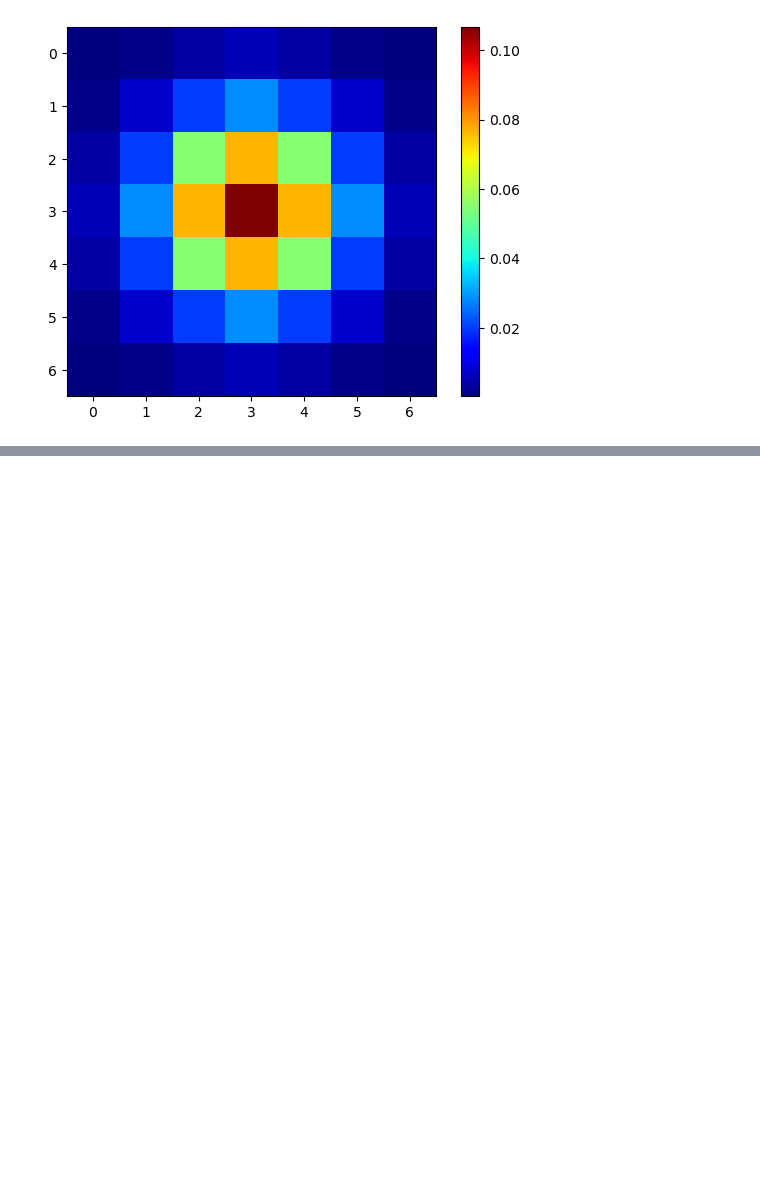
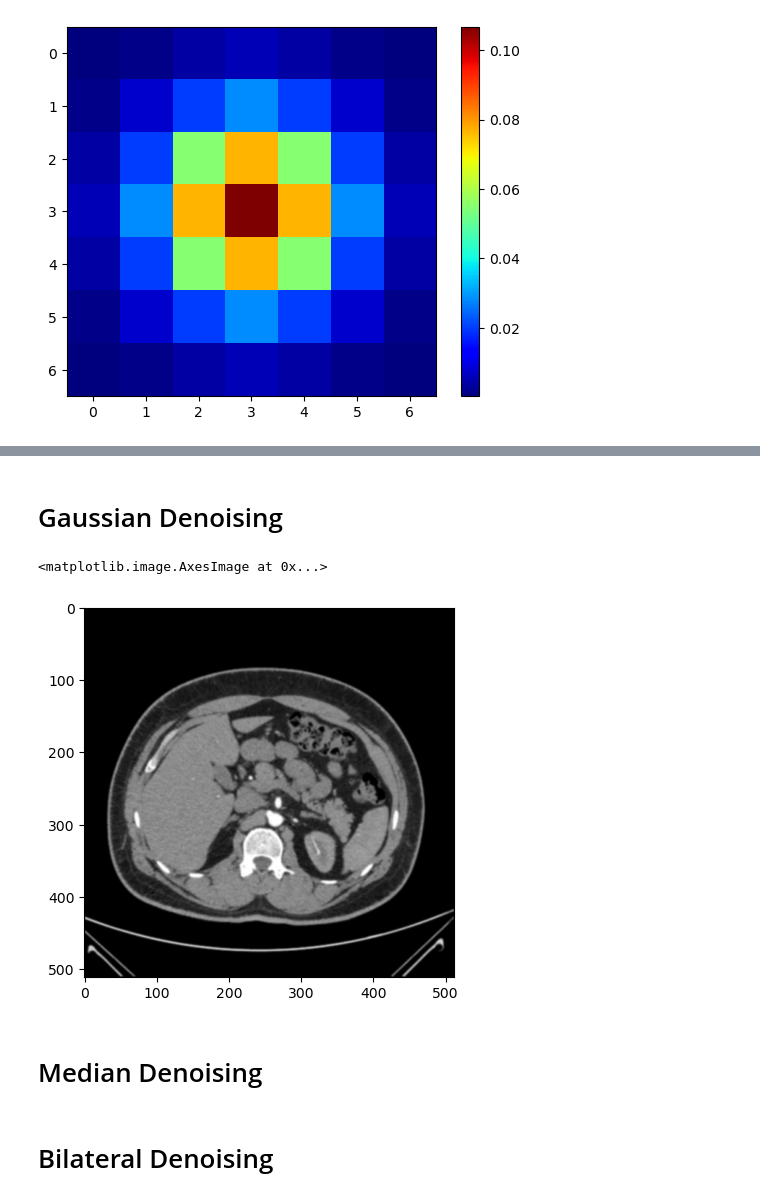
Before and after one commit to Shaon007/Image_PreProcessing, a Jupyter notebook: 23November.ipynb, the cells around one changed output, grey strips where cells are left out. Saved outputs shown, nothing was run; the diff lists cells and outputs as text; code cells hidden in the pictures; blank space fills up the shorter version.

```diff
--- a/23November.ipynb
+++ b/23November.ipynb
@@ -162,0 +192,35 @@ gaussian_kernel = np.array([[1/16, 1/8, 1/16],   #3x3 kernel
+# %% [markdown]
+# Gaussian Denoising
+# %%
+import cv2
+import numpy as np
+from skimage import io, img_as_float
+from skimage.filters import gaussian
+import matplotlib.pyplot as plt
+from scipy import ndimage as nd
+
+img_gaussian_noise = img_as_float(io.imread('Normal- (4).jpg', as_gray=True))
+img_salt_pepper_noise = img_as_float(io.imread('Normal- (3).jpg', as_gray=True))
+
+img = img_gaussian_noise
+
+gaussian_using_cv2 = cv2.GaussianBlur(img, (3,3), 0, borderType=cv2.BORDER_CONSTANT)
+
+gaussian_using_skimage = gaussian(img, sigma=1, mode='constant', cval=0.0)
+#sigma defines the std dev of the gaussian kernel. SLightly different than how we define in cv2
+
+gaussian_using_skimage2 = nd.gaussian_filter(img,sigma=3)
+
+# cv2.imshow("Original", img)
+# cv2.imshow("cv2 filter", conv_using_cv2)
+# cv2.imshow("Using cv2 gaussian", gaussian_using_cv2)
+# cv2.imshow("Using skimage", gaussian_using_skimage)
+# #cv2.imshow("Using scipy2", conv_using_scipy2)
+
+# cv2.waitKey(0)
+# cv2.destroyAllWindows()
+
+plt.imshow(gaussian_using_skimage,cmap='gray')
+# %% [output]
+<matplotlib.image.AxesImage at 0x...>
+[figure, added]
@@ -162,0 +236,2 @@ gaussian_kernel = np.array([[1/16, 1/8, 1/16],   #3x3 kernel
+# %% [markdown]
+# Median Denoising
@@ -162,0 +269,2 @@ gaussian_kernel = np.array([[1/16, 1/8, 1/16],   #3x3 kernel
+# %% [markdown]
+# Bilateral Denoising
```
Also changed, not shown: parts of 13 cells of this notebook, 12 other files.
